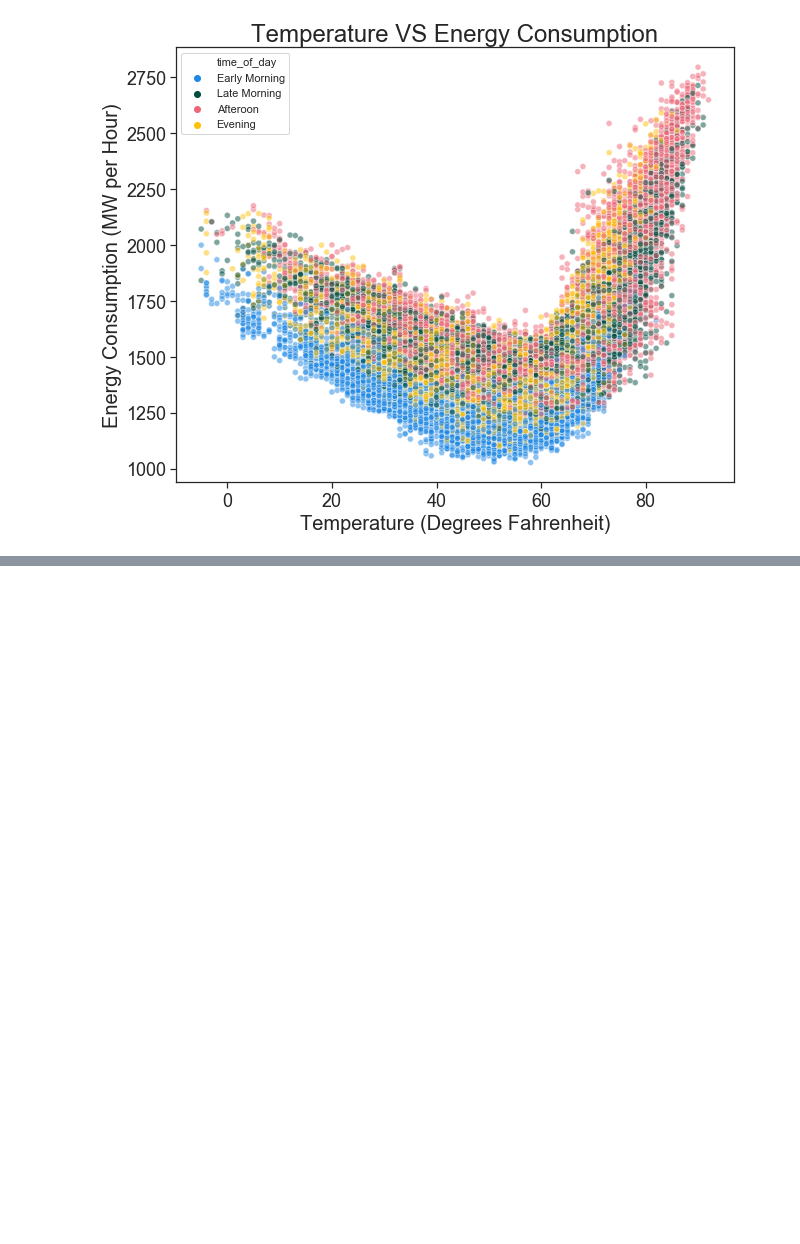
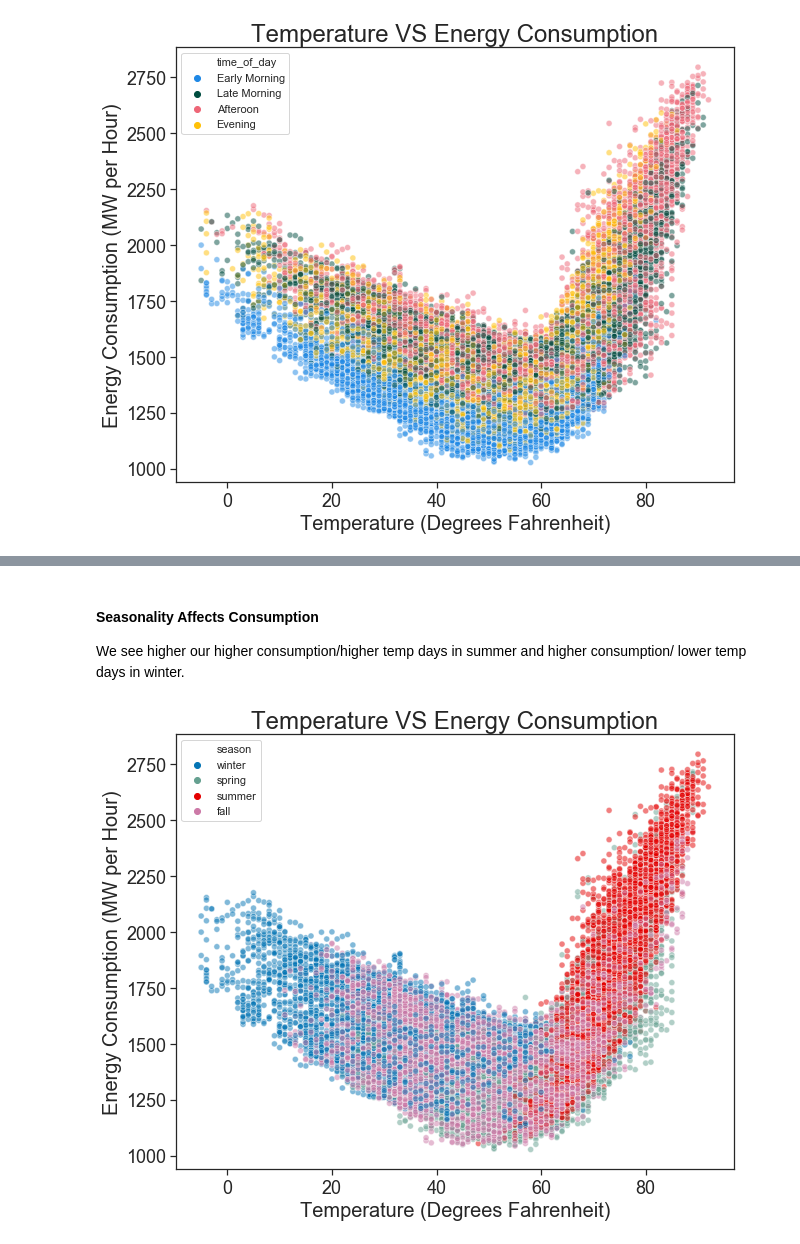
Before and after one commit to rmankers/time_series_python_manning, a Jupyter notebook: notebooks/2_Exploratory_Data_Analysis.ipynb, the cells around one changed output, grey strips where cells are left out. Drawn from its saved outputs; the diff is of its cells as text; code cells hidden in the pictures; blank space fills up the shorter version.

```diff
--- a/notebooks/2_Exploratory_Data_Analysis.ipynb
+++ b/notebooks/2_Exploratory_Data_Analysis.ipynb
@@ -115,0 +119,12 @@ plt.show()
+# %%
+def season( x ):
+    if x in range(80, 172):
+        return 'spring'
+    elif x in range(172, 264):
+        return 'summer'
+    elif x in range(264, 355):
+        return 'fall'
+    else:
+        return 'winter'
+train_data['season'] = train_data.doy.apply(season)
+train_data.head()
@@ -115,0 +138,22 @@ plt.show()
+# %% [markdown]
+#### Seasonality Affects Consumption
+We see higher our higher consumption/higher temp days in summer and higher consumption/ lower temp days in winter.
+# %%
+# Setting some stylistic options for matplotlib
+fix, ax = plt.subplots( figsize = (10,8))
+sns.set(style = 'ticks', rc = {'lines.linewidth':4})
+
+# Create Plot Object
+sns.scatterplot(data = train_data, x = 'temp',hue = 'season',palette = ['#0475B5','#65A090', '#E40000','#CC79A7'], y = 'mw',alpha = 0.5)
+
+#Managing Axes Labels
+plt.xlabel('Temperature (Degrees Fahrenheit)', fontsize = 20)
+plt.xticks(fontsize = 18)
+plt.ylabel('Energy Consumption (MW per Hour)', fontsize = 20)
+plt.yticks(fontsize = 18)
+
+plt.title('Temperature VS Energy Consumption', fontsize = 24)
+
+plt.show()
+# %% [output]
+[figure, added]
```
Also changed, not shown: parts of 5 cells of this notebook.
